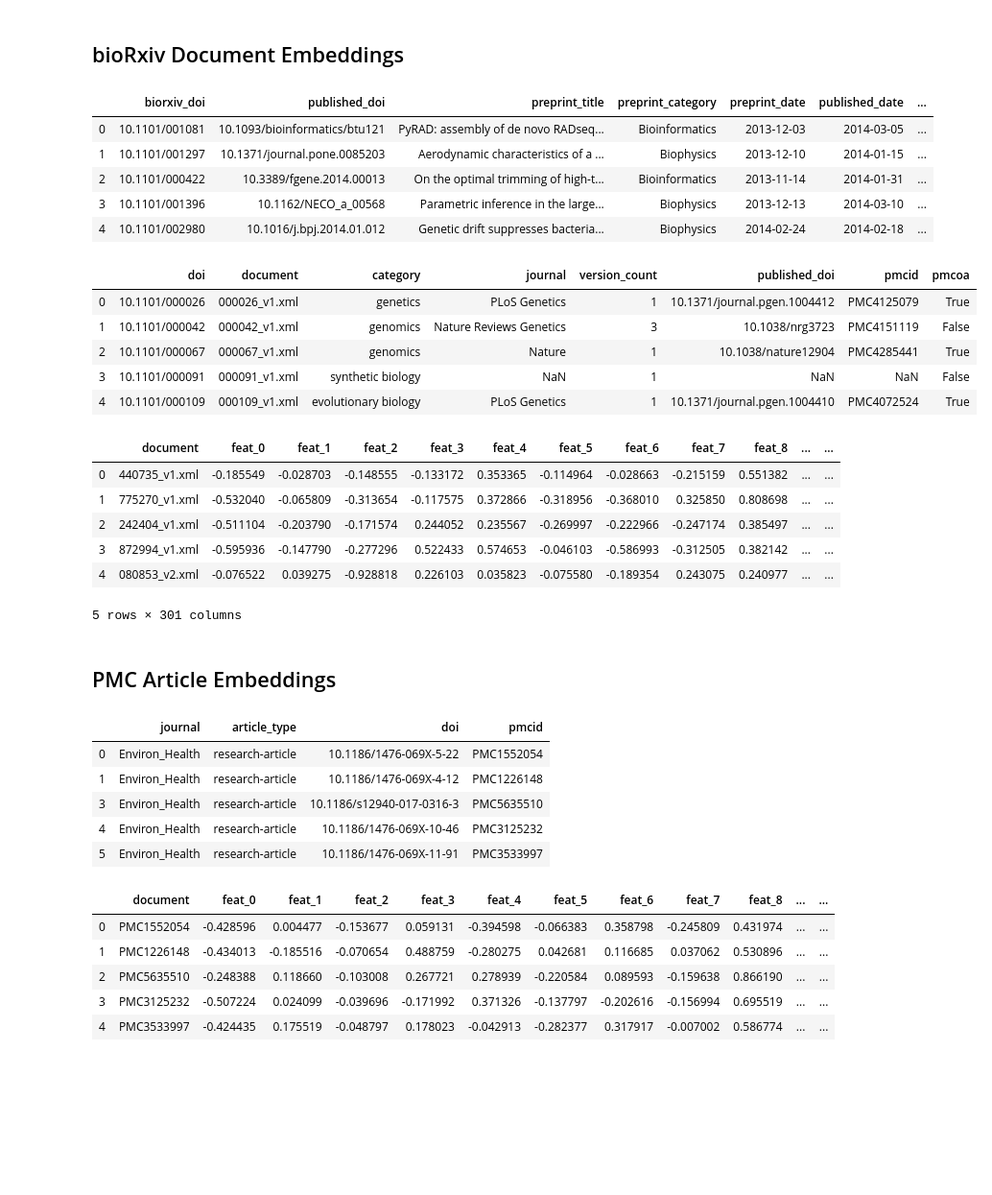
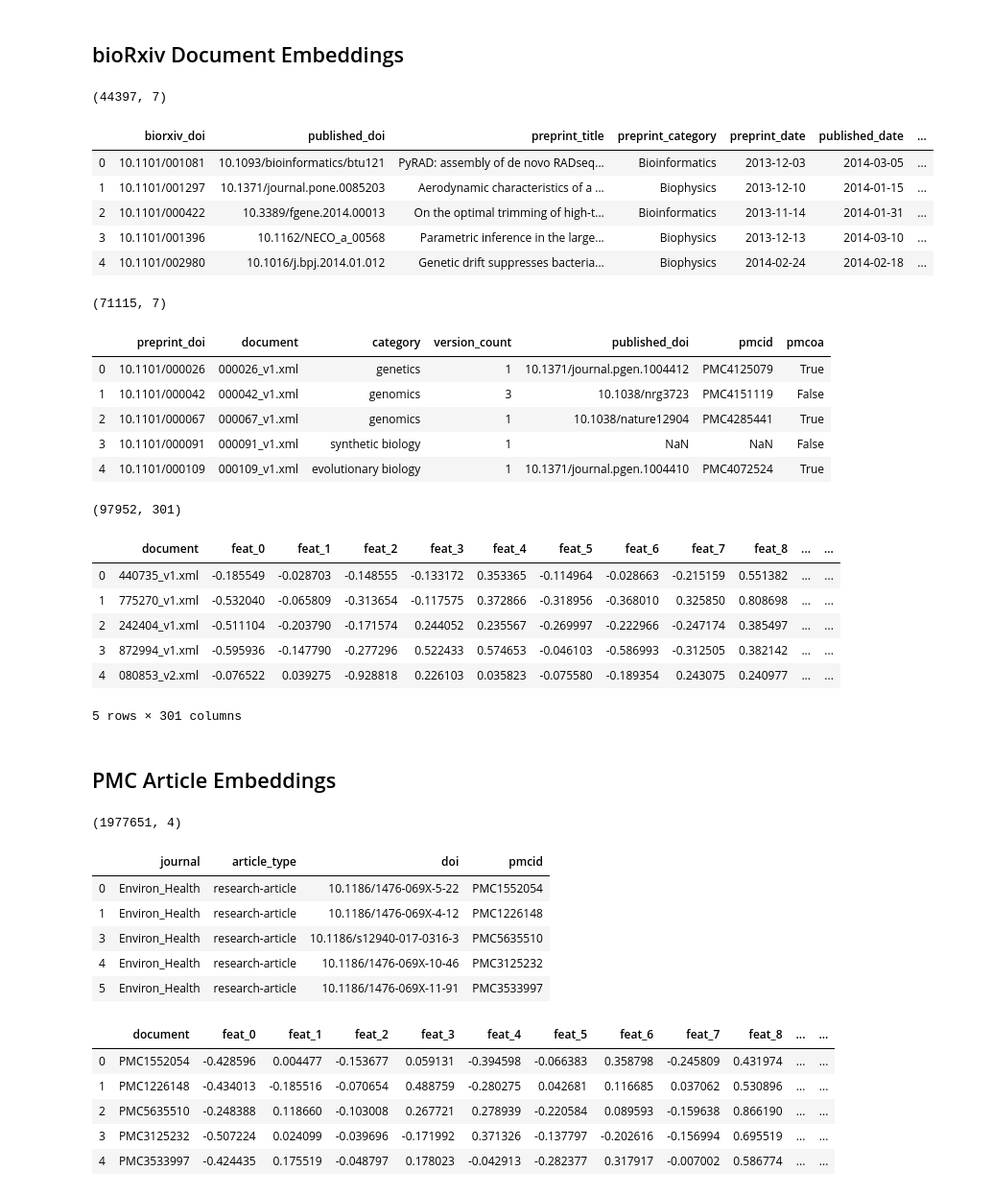
Before and after one commit to greenelab/annorxiver, a Jupyter notebook: biorxiv/publication_delay_experiment/publication_delay_experiment.ipynb, the cells around one changed output. Shown at 96% size. Saved outputs shown, nothing was run; the diff lists cells and outputs as text; code cells hidden in the pictures; blank space fills up the shorter version.

```diff
--- a/biorxiv/publication_delay_experiment/publication_delay_experiment.ipynb
+++ b/biorxiv/publication_delay_experiment/publication_delay_experiment.ipynb
@@ -35,8 +35,10 @@ if not already_downloaded:
 else:
     published_dates = pd.read_csv("output/biorxiv_published_dates.tsv", sep="\t")
 
+print(published_dates.shape)
 published_dates.head()
 # %% [output]
+(44397, 7)
 |  | biorxiv_doi | published_doi | preprint_title | preprint_category | preprint_date | published_date | ... |
 | 0 | 10.1101/001081 | 10.1093/bioinformatics/btu121 | PyRAD: assembly of de novo RADseq... | Bioinformatics | 2013-12-03 | 2014-03-05 | ... |
 | 1 | 10.1101/001297 | 10.1371/journal.pone.0085203 | Aerodynamic characteristics of a ... | Biophysics | 2013-12-10 | 2014-01-15 | ... |
@@ -46,30 +48,31 @@ published_dates.head()
 # %%
 biorxiv_journal_df = (
     pd.read_csv(
         "../journal_tracker/output/mapped_published_doi.tsv",
         sep="\t"
     )
-    .groupby("doi")
+    .groupby("preprint_doi")
     .agg({
         "document":"first",
         "category":"first",
-        "journal":"first",
-        "doi":"count",
+        "preprint_doi":"count",
         "published_doi":"first",
         "pmcid":"first",
         "pmcoa":"first",
     })
-    .rename(index=str, columns={"doi":"version_count"})
+    .rename(index=str, columns={"preprint_doi":"version_count"})
     .reset_index()
 )
+print(biorxiv_journal_df.shape)
 biorxiv_journal_df.head()
 # %% [output]
+(71115, 7)
-|  | doi | document | category | journal | version_count | published_doi | pmcid | pmcoa |
-| 0 | 10.1101/000026 | 000026_v1.xml | genetics | PLoS Genetics | 1 | 10.1371/journal.pgen.1004412 | PMC4125079 | True |
-| 1 | 10.1101/000042 | 000042_v1.xml | genomics | Nature Reviews Genetics | 3 | 10.1038/nrg3723 | PMC4151119 | False |
-| 2 | 10.1101/000067 | 000067_v1.xml | genomics | Nature | 1 | 10.1038/nature12904 | PMC4285441 | True |
-| 3 | 10.1101/000091 | 000091_v1.xml | synthetic biology | NaN | 1 | NaN | NaN | False |
-| 4 | 10.1101/000109 | 000109_v1.xml | evolutionary biology | PLoS Genetics | 1 | 10.1371/journal.pgen.1004410 | PMC4072524 | True |
+|  | preprint_doi | document | category | version_count | published_doi | pmcid | pmcoa |
+| 0 | 10.1101/000026 | 000026_v1.xml | genetics | 1 | 10.1371/journal.pgen.1004412 | PMC4125079 | True |
+| 1 | 10.1101/000042 | 000042_v1.xml | genomics | 3 | 10.1038/nrg3723 | PMC4151119 | False |
+| 2 | 10.1101/000067 | 000067_v1.xml | genomics | 1 | 10.1038/nature12904 | PMC4285441 | True |
+| 3 | 10.1101/000091 | 000091_v1.xml | synthetic biology | 1 | NaN | NaN | False |
+| 4 | 10.1101/000109 | 000109_v1.xml | evolutionary biology | 1 | 10.1371/journal.pgen.1004410 | PMC4072524 | True |
 # %%
 biorxiv_embed_df = (
     pd.read_csv(
@@ -79,15 +82,17 @@ biorxiv_embed_df = (
         sep="\t"
     )
 )
+print(biorxiv_embed_df.shape)
 biorxiv_embed_df.head()
 # %% [output]
+(97952, 301)
 |  | document | feat_0 | feat_1 | feat_2 | feat_3 | feat_4 | feat_5 | feat_6 | feat_7 | feat_8 | ... | ... |
 | 0 | 440735_v1.xml | -0.185549 | -0.028703 | -0.148555 | -0.133172 | 0.353365 | -0.114964 | -0.028663 | -0.215159 | 0.551382 | ... | ... |
 | 1 | 775270_v1.xml | -0.532040 | -0.065809 | -0.313654 | -0.117575 | 0.372866 | -0.318956 | -0.368010 | 0.325850 | 0.808698 | ... | ... |
 | 2 | 242404_v1.xml | -0.511104 | -0.203790 | -0.171574 | 0.244052 | 0.235567 | -0.269997 | -0.222966 | -0.247174 | 0.385497 | ... | ... |
 | 3 | 872994_v1.xml | -0.595936 | -0.147790 | -0.277296 | 0.522433 | 0.574653 | -0.046103 | -0.586993 | -0.312505 | 0.382142 | ... | ... |
 | 4 | 080853_v2.xml | -0.076522 | 0.039275 | -0.928818 | 0.226103 | 0.035823 | -0.075580 | -0.189354 | 0.243075 | 0.240977 | ... | ... |
-5 rows × 301 columns
+5 rows × 301 columns
 # %% [markdown]
 ## PMC Article Embeddings
 # %%
@@ -99,8 +104,10 @@ pmc_articles_df = (
     )
     .query("article_type=='research-article'")
 )
+print(pmc_articles_df.shape)
 pmc_articles_df.head()
 # %% [output]
+(1977651, 4)
 |  | journal | article_type | doi | pmcid |
 | 0 | Environ_Health | research-article | 10.1186/1476-069X-5-22 | PMC1552054 |
 | 1 | Environ_Health | research-article | 10.1186/1476-069X-4-12 | PMC1226148 |
```
Also changed, not shown: parts of 13 cells of this notebook, 8 other files.
